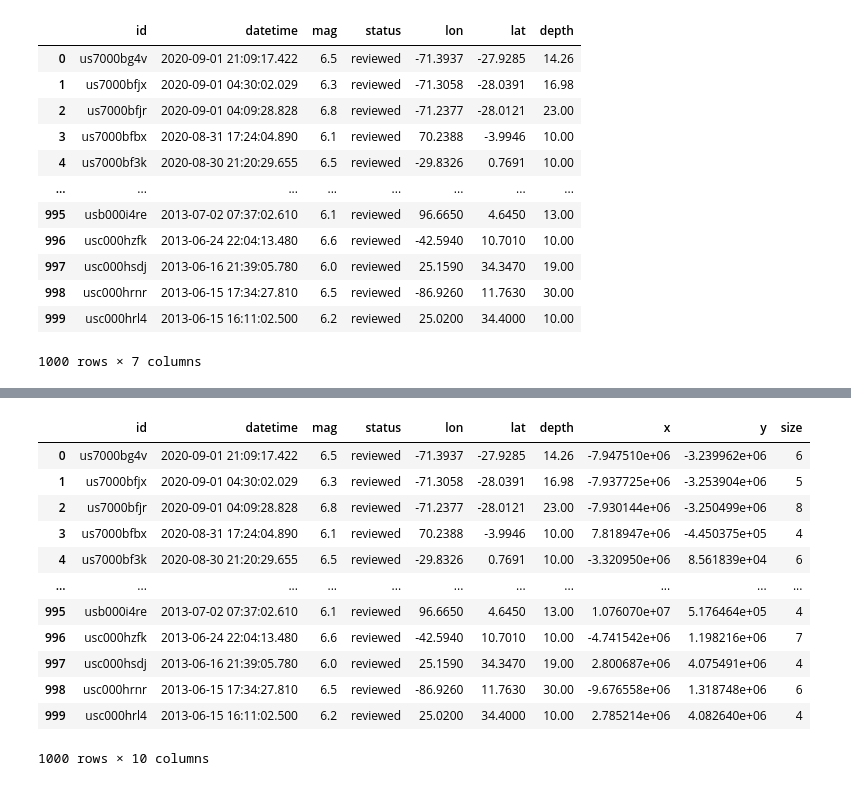
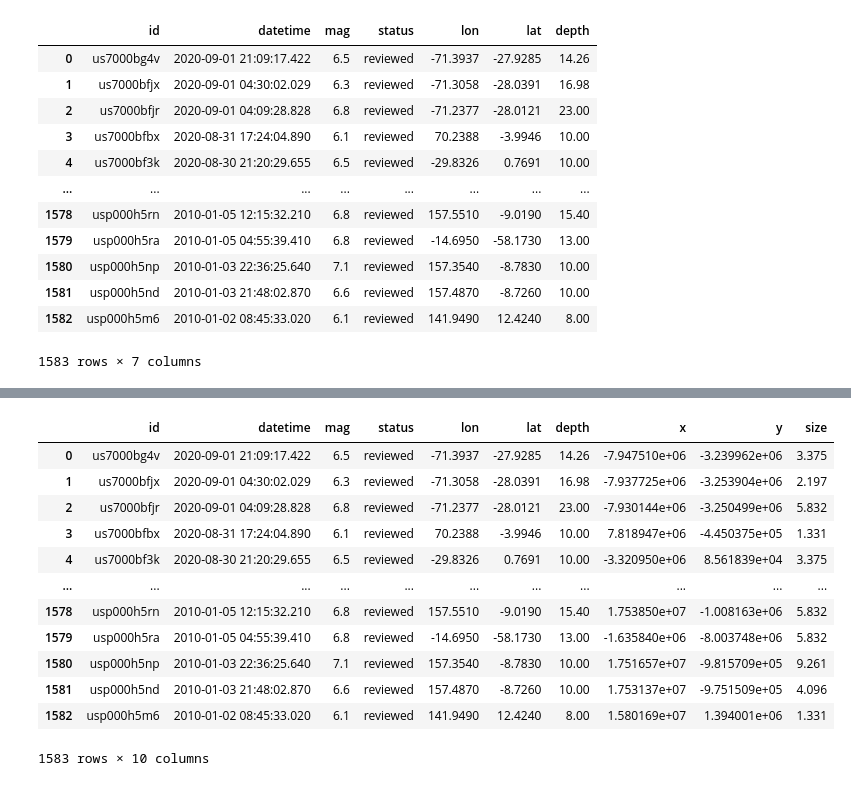
Before and after one commit to mihailmaksakov/earthquakes, a Jupyter notebook: notebooks/raw_data_visualization.ipynb, the cells around one changed output, grey strips where cells are left out. Drawn from its saved outputs; the diff is of its cells as text; code cells hidden in the pictures.

```diff
--- a/notebooks/raw_data_visualization.ipynb
+++ b/notebooks/raw_data_visualization.ipynb
@@ -15,7 +15,7 @@ import numpy as np
 import requests as rq
 import math
 # %%
-r = rq.get('https://earthquake.usgs.gov/fdsnws/event/1/query?format=geojson&starttime=2010-01-01&endtime=2020-12-31&limit=1000&minmagnitude=6')
+r = rq.get('https://earthquake.usgs.gov/fdsnws/event/1/query?format=geojson&starttime=2010-01-01&endtime=2020-12-31&limit=5000&minmagnitude=6')
 raw_data = r.json()
 # %%
 df = pd.json_normalize(raw_data["features"])[["id", "properties.time", "properties.mag",
@@ -35,12 +35,12 @@ df
 | 3 | us7000bfbx | 2020-08-31 17:24:04.890 | 6.1 | reviewed | 70.2388 | -3.9946 | 10.00 |
 | 4 | us7000bf3k | 2020-08-30 21:20:29.655 | 6.5 | reviewed | -29.8326 | 0.7691 | 10.00 |
 | ... | ... | ... | ... | ... | ... | ... | ... |
-| 995 | usb000i4re | 2013-07-02 07:37:02.610 | 6.1 | reviewed | 96.6650 | 4.6450 | 13.00 |
-| 996 | usc000hzfk | 2013-06-24 22:04:13.480 | 6.6 | reviewed | -42.5940 | 10.7010 | 10.00 |
-| 997 | usc000hsdj | 2013-06-16 21:39:05.780 | 6.0 | reviewed | 25.1590 | 34.3470 | 19.00 |
-| 998 | usc000hrnr | 2013-06-15 17:34:27.810 | 6.5 | reviewed | -86.9260 | 11.7630 | 30.00 |
-| 999 | usc000hrl4 | 2013-06-15 16:11:02.500 | 6.2 | reviewed | 25.0200 | 34.4000 | 10.00 |
+| 1578 | usp000h5rn | 2010-01-05 12:15:32.210 | 6.8 | reviewed | 157.5510 | -9.0190 | 15.40 |
+| 1579 | usp000h5ra | 2010-01-05 04:55:39.410 | 6.8 | reviewed | -14.6950 | -58.1730 | 13.00 |
+| 1580 | usp000h5np | 2010-01-03 22:36:25.640 | 7.1 | reviewed | 157.3540 | -8.7830 | 10.00 |
+| 1581 | usp000h5nd | 2010-01-03 21:48:02.870 | 6.6 | reviewed | 157.4870 | -8.7260 | 10.00 |
+| 1582 | usp000h5m6 | 2010-01-02 08:45:33.020 | 6.1 | reviewed | 141.9490 | 12.4240 | 8.00 |
-1000 rows × 7 columns
+1583 rows × 7 columns
 # %%
 output_notebook()
 tile_provider = get_provider(OSM)
@@ -56,23 +56,24 @@ def wgs84_to_web_mercator(df, lon="lon", lat="lat"):
     return df
 # %%
 wgs84_to_web_mercator(df)
-size_s = (df['mag'].apply(math.exp)/100).apply(math.floor).copy()
+#size_s = (df['mag'].apply(math.exp)/100).apply(math.floor).copy()
+size_s = (df['mag']-5).apply(math.pow, args=(3,)).copy()
 df = pd.concat([df, size_s.rename('size')], axis=1)
 df
 # %% [output]
 |  | id | datetime | mag | status | lon | lat | depth | x | y | size |
-| 0 | us7000bg4v | 2020-09-01 21:09:17.422 | 6.5 | reviewed | -71.3937 | -27.9285 | 14.26 | -7.947510e+06 | -3.239962e+06 | 6 |
-| 1 | us7000bfjx | 2020-09-01 04:30:02.029 | 6.3 | reviewed | -71.3058 | -28.0391 | 16.98 | -7.937725e+06 | -3.253904e+06 | 5 |
-| 2 | us7000bfjr | 2020-09-01 04:09:28.828 | 6.8 | reviewed | -71.2377 | -28.0121 | 23.00 | -7.930144e+06 | -3.250499e+06 | 8 |
-| 3 | us7000bfbx | 2020-08-31 17:24:04.890 | 6.1 | reviewed | 70.2388 | -3.9946 | 10.00 | 7.818947e+06 | -4.450375e+05 | 4 |
-| 4 | us7000bf3k | 2020-08-30 21:20:29.655 | 6.5 | reviewed | -29.8326 | 0.7691 | 10.00 | -3.320950e+06 | 8.561839e+04 | 6 |
+| 0 | us7000bg4v | 2020-09-01 21:09:17.422 | 6.5 | reviewed | -71.3937 | -27.9285 | 14.26 | -7.947510e+06 | -3.239962e+06 | 3.375 |
+| 1 | us7000bfjx | 2020-09-01 04:30:02.029 | 6.3 | reviewed | -71.3058 | -28.0391 | 16.98 | -7.937725e+06 | -3.253904e+06 | 2.197 |
+| 2 | us7000bfjr | 2020-09-01 04:09:28.828 | 6.8 | reviewed | -71.2377 | -28.0121 | 23.00 | -7.930144e+06 | -3.250499e+06 | 5.832 |
+| 3 | us7000bfbx | 2020-08-31 17:24:04.890 | 6.1 | reviewed | 70.2388 | -3.9946 | 10.00 | 7.818947e+06 | -4.450375e+05 | 1.331 |
+| 4 | us7000bf3k | 2020-08-30 21:20:29.655 | 6.5 | reviewed | -29.8326 | 0.7691 | 10.00 | -3.320950e+06 | 8.561839e+04 | 3.375 |
 | ... | ... | ... | ... | ... | ... | ... | ... | ... | ... | ... |
-| 995 | usb000i4re | 2013-07-02 07:37:02.610 | 6.1 | reviewed | 96.6650 | 4.6450 | 13.00 | 1.076070e+07 | 5.176464e+05 | 4 |
-| 996 | usc000hzfk | 2013-06-24 22:04:13.480 | 6.6 | reviewed | -42.5940 | 10.7010 | 10.00 | -4.741542e+06 | 1.198216e+06 | 7 |
-| 997 | usc000hsdj | 2013-06-16 21:39:05.780 | 6.0 | reviewed | 25.1590 | 34.3470 | 19.00 | 2.800687e+06 | 4.075491e+06 | 4 |
-| 998 | usc000hrnr | 2013-06-15 17:34:27.810 | 6.5 | reviewed | -86.9260 | 11.7630 | 30.00 | -9.676558e+06 | 1.318748e+06 | 6 |
-| 999 | usc000hrl4 | 2013-06-15 16:11:02.500 | 6.2 | reviewed | 25.0200 | 34.4000 | 10.00 | 2.785214e+06 | 4.082640e+06 | 4 |
+| 1578 | usp000h5rn | 2010-01-05 12:15:32.210 | 6.8 | reviewed | 157.5510 | -9.0190 | 15.40 | 1.753850e+07 | -1.008163e+06 | 5.832 |
+| 1579 | usp000h5ra | 2010-01-05 04:55:39.410 | 6.8 | reviewed | -14.6950 | -58.1730 | 13.00 | -1.635840e+06 | -8.003748e+06 | 5.832 |
+| 1580 | usp000h5np | 2010-01-03 22:36:25.640 | 7.1 | reviewed | 157.3540 | -8.7830 | 10.00 | 1.751657e+07 | -9.815709e+05 | 9.261 |
+| 1581 | usp000h5nd | 2010-01-03 21:48:02.870 | 6.6 | reviewed | 157.4870 | -8.7260 | 10.00 | 1.753137e+07 | -9.751509e+05 | 4.096 |
+| 1582 | usp000h5m6 | 2010-01-02 08:45:33.020 | 6.1 | reviewed | 141.9490 | 12.4240 | 8.00 | 1.580169e+07 | 1.394001e+06 | 1.331 |
-1000 rows × 10 columns
+1583 rows × 10 columns
 # %%
 p = figure(tools='pan, wheel_zoom', x_axis_type="mercator", y_axis_type="mercator")
 
```
